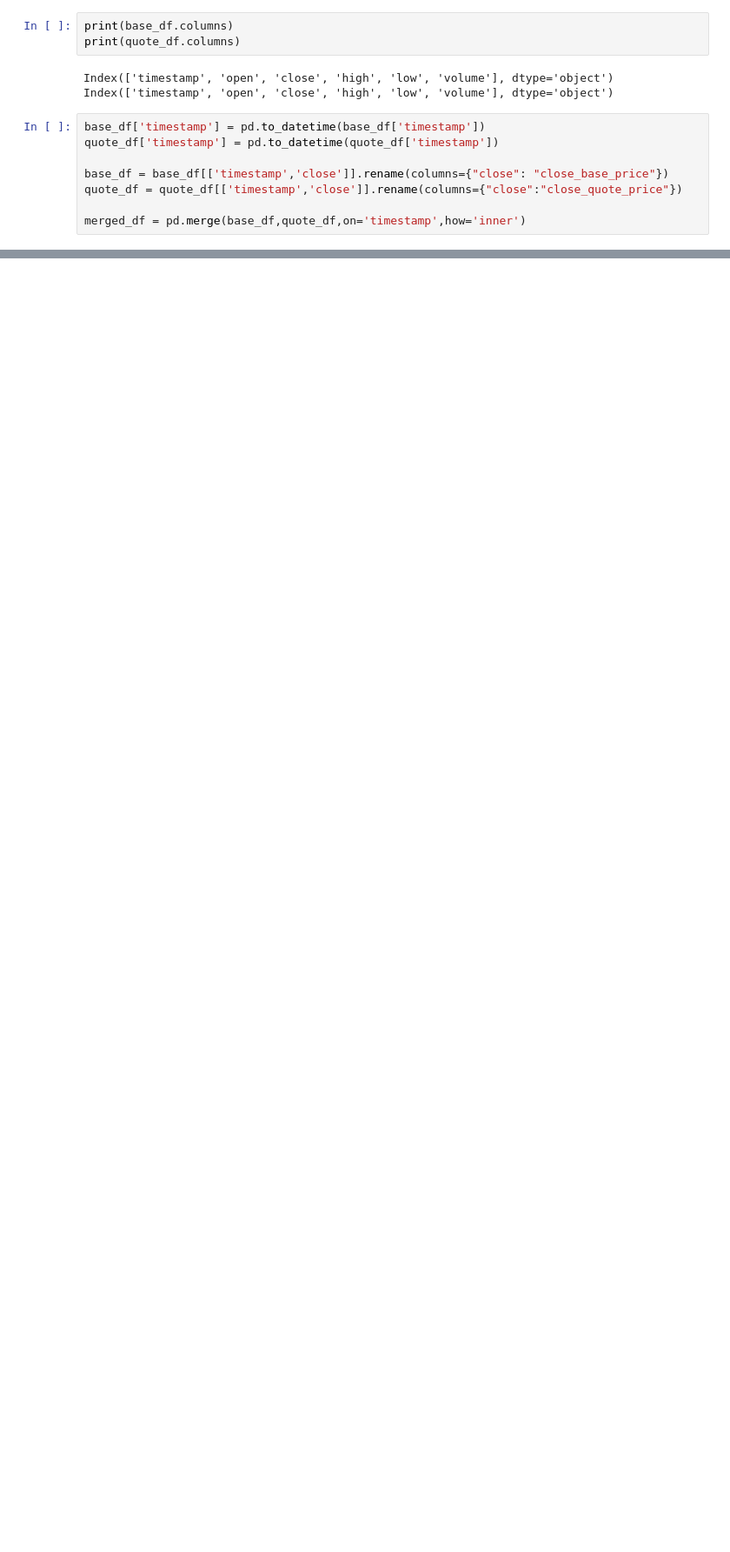
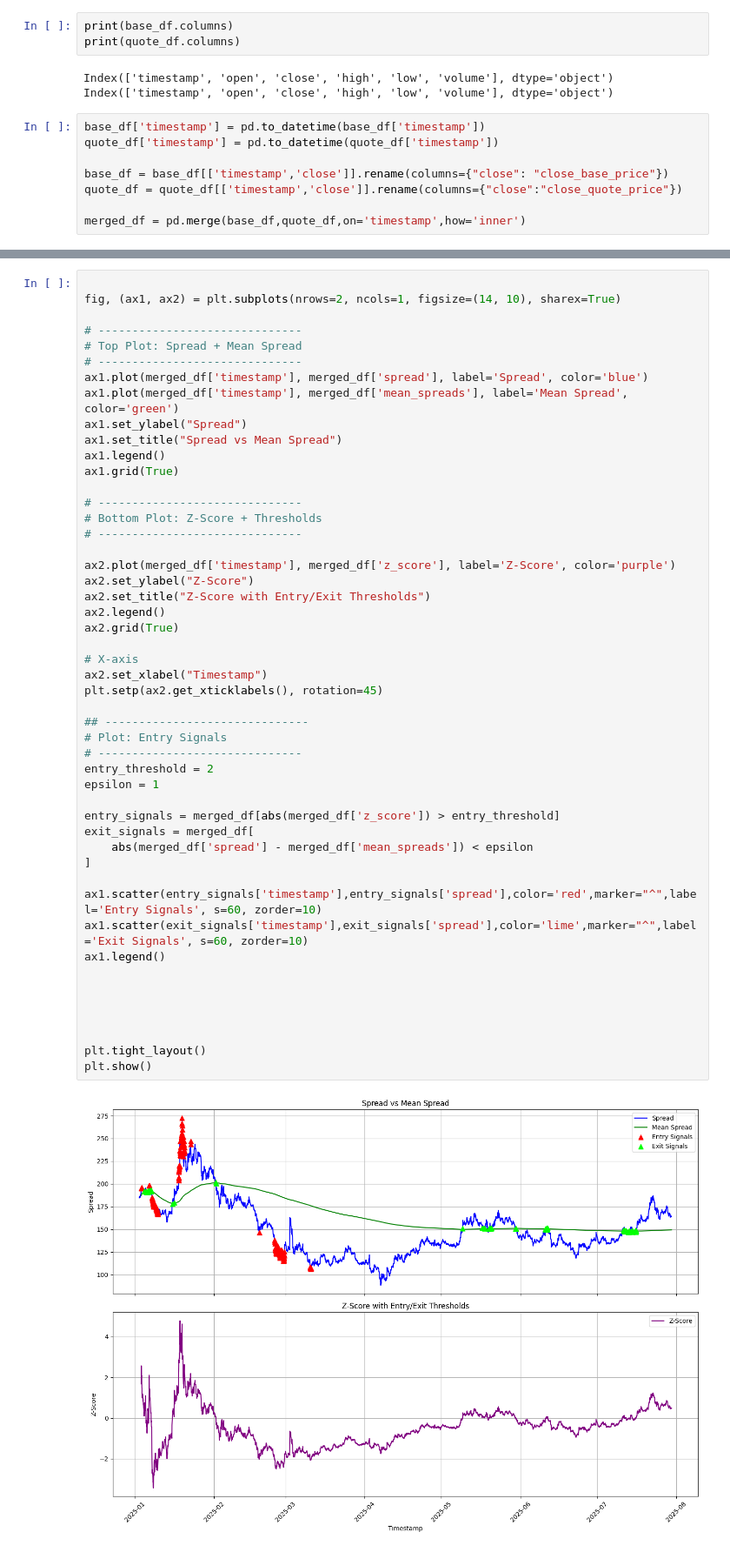
Before and after one commit to Nearezz/PCA-Mean-Reversion, a Jupyter notebook: notebooks/pca_for_indivdual_ticker.ipynb, the cells around one changed output, grey strips where cells are left out. Shown: that part at 87% size. Drawn from its saved outputs; the diff is of its cells as text; blank space fills up the shorter version.

```diff
--- a/notebooks/pca_for_indivdual_ticker.ipynb
+++ b/notebooks/pca_for_indivdual_ticker.ipynb
@@ -301,0 +284,51 @@ merged_df.to_csv("../Data/Z_Score_data.csv",index=False)
+# %%
+
+fig, (ax1, ax2) = plt.subplots(nrows=2, ncols=1, figsize=(14, 10), sharex=True)
+
+# ------------------------------
+# Top Plot: Spread + Mean Spread
+# ------------------------------
+ax1.plot(merged_df['timestamp'], merged_df['spread'], label='Spread', color='blue')
+ax1.plot(merged_df['timestamp'], merged_df['mean_spreads'], label='Mean Spread', color='green')
+ax1.set_ylabel("Spread")
+ax1.set_title("Spread vs Mean Spread")
+ax1.legend()
+ax1.grid(True)
+
+# ------------------------------
+# Bottom Plot: Z-Score + Thresholds
+# ------------------------------
+
+ax2.plot(merged_df['timestamp'], merged_df['z_score'], label='Z-Score', color='purple')
+ax2.set_ylabel("Z-Score")
+ax2.set_title("Z-Score with Entry/Exit Thresholds")
+ax2.legend()
+ax2.grid(True)
+
+# X-axis
+ax2.set_xlabel("Timestamp")
+plt.setp(ax2.get_xticklabels(), rotation=45)
+
+## ------------------------------
+# Plot: Entry Signals
+# ------------------------------
+entry_threshold = 2
+epsilon = 1
+
+entry_signals = merged_df[abs(merged_df['z_score']) > entry_threshold]
+exit_signals = merged_df[
+    abs(merged_df['spread'] - merged_df['mean_spreads']) < epsilon
+]
+
+ax1.scatter(entry_signals['timestamp'],entry_signals['spread'],color='red',marker="^",label='Entry Signals', s=60, zorder=10)
+ax1.scatter(exit_signals['timestamp'],exit_signals['spread'],color='lime',marker="^",label='Exit Signals', s=60, zorder=10)
+ax1.legend()
+
+
+
+
+
+plt.tight_layout()
+plt.show()
+# %% [output]
+[figure, added]
```
Also changed, not shown: parts of 12 cells of this notebook, 2 other files.
